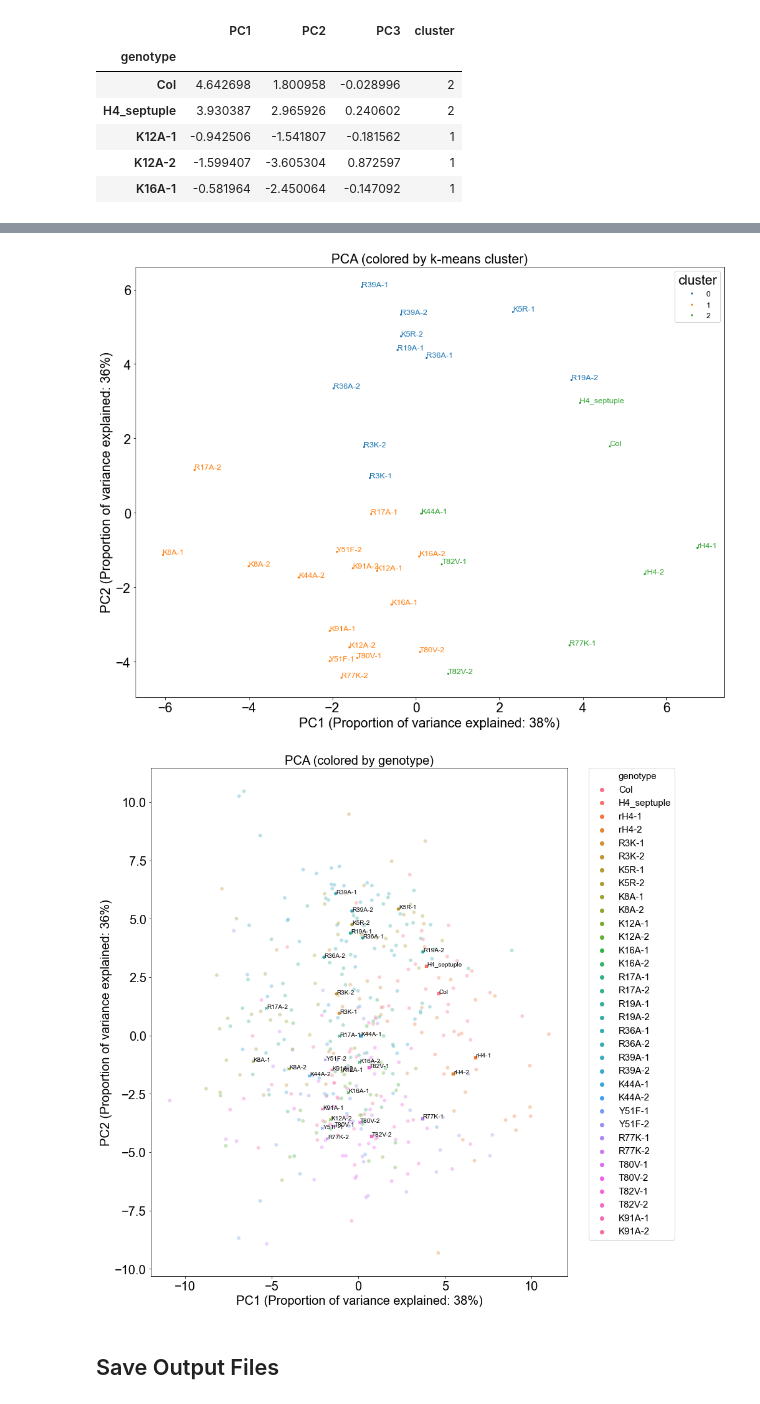
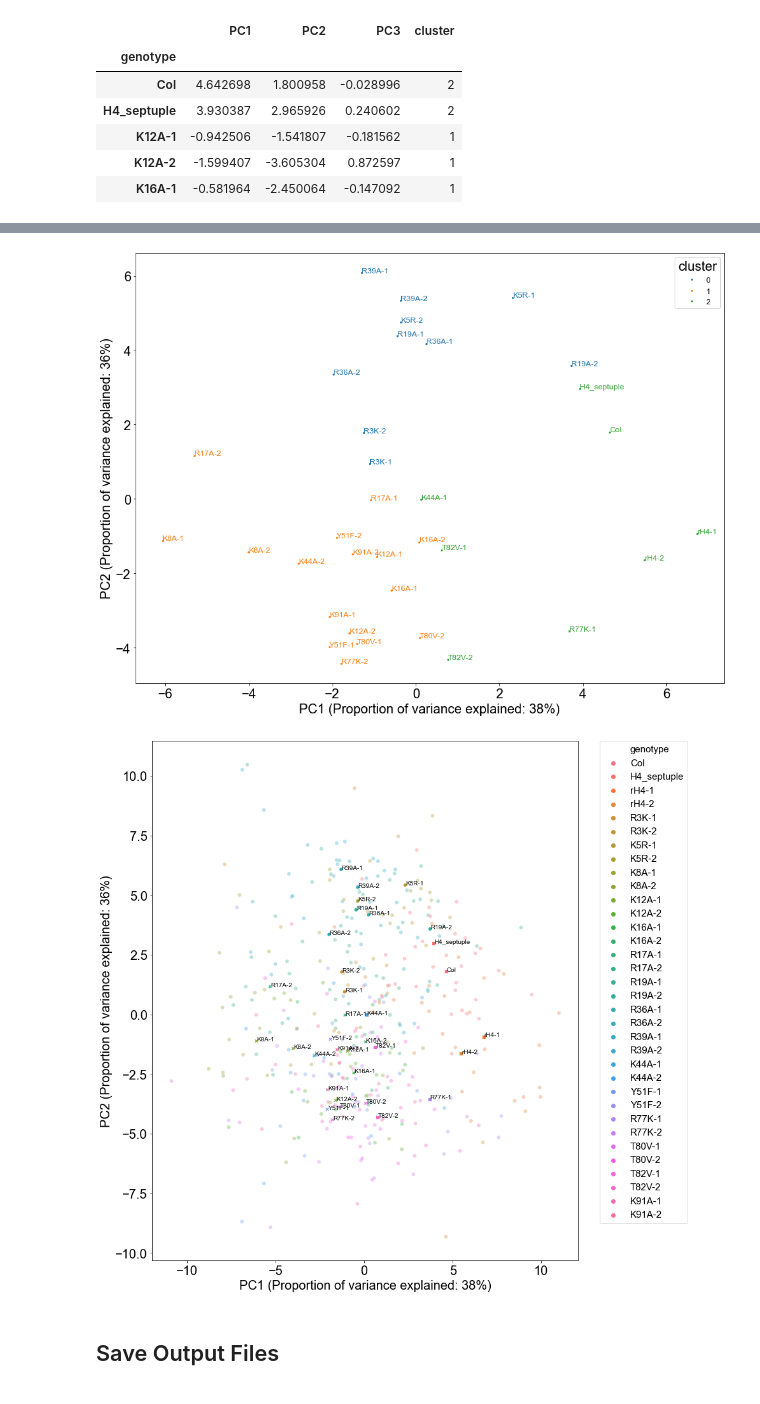
Before and after one commit to etc27/Leaf_Traits, a Jupyter notebook: Leaf_Morphology.ipynb, the cells around one changed output, grey strips where cells are left out. Cells and saved outputs as stored; diff of their text form; code cells hidden in the pictures.

```diff
--- a/Leaf_Morphology.ipynb
+++ b/Leaf_Morphology.ipynb
@@ -87,4 +90,7 @@ df = rm_badreps(df, '7-2 1')
 df = rm_badreps(df, '13-6 8')
 df.reset_index(inplace=True)
 df.drop(['index'],axis=1,inplace=True)
+
+#Remove total_area column, which has NA falues
+df.drop(['total_area'],axis=1,inplace=True)
 # %%
@@ -289,7 +283,6 @@ size=2
 # Color by cluster
 fig = plt.figure(figsize = (16,12))
 ax = fig.add_subplot(1,1,1)
-ax.set_title('PCA (colored by k-means cluster)', fontsize = 20)
 
 colors = plt.cm.get_cmap(palette)(range(len(avg_finalDf[hue_col].unique())))
 for (g,temp),c in zip(avg_finalDf.groupby('cluster'),colors):
@@ -305,7 +298,7 @@ ax.legend(title=hue_col, fontsize=12)
 
 plt.savefig(save_path+"/PCA/kmeansavg_labeled.png", bbox_inches='tight')
 # %% [output]
-[figure, old version]
+[figure, new version]
 # %%
 # Function to label points by genotype
 def label_point(x, y, val):
@@ -315,24 +308,23 @@ def label_point(x, y, val):
 # %%
 # Visualize 2D projection
 
 
 # Color by genotype
 fig = plt.figure(figsize = (12,15))
 ax = fig.add_subplot(1,1,1)
-ax.set_title('PCA (colored by genotype)', fontsize = 20)
 xlab = "PC1 (Proportion of variance explained: "+str(round(ex_var[0]*100))+"%)"
 ylab = "PC2 (Proportion of variance explained: "+str(round(ex_var[1]*100))+"%)"
 order = metadata['genotype']
 sns.scatterplot(x="PC1", y="PC2", data=finalDf, hue='genotype', hue_order=order, palette=sns.color_palette("husl", 34),alpha=0.35)
 sns.scatterplot(x="PC1", y="PC2", data=avg_finalDf, hue=avg_finalDf.index, hue_order=order, style='cluster', legend=False)
 ax.set(xlabel=xlab, ylabel = ylab)
 plt.legend(bbox_to_anchor=(1.05, 1), loc='upper left', borderaxespad=0, fontsize=15)
 
 label_point(avg_finalDf.PC1, avg_finalDf.PC2, plt.gca())
 
 plt.savefig(save_path+"/PCA/genotypecols_avg_labeled.png", bbox_inches='tight')
 # %% [output]
-[figure, old version]
+[figure, new version]
 # %% [markdown]
 ## Save Output Files
 # %%
```
Also changed, not shown: parts of 22 cells of this notebook.
